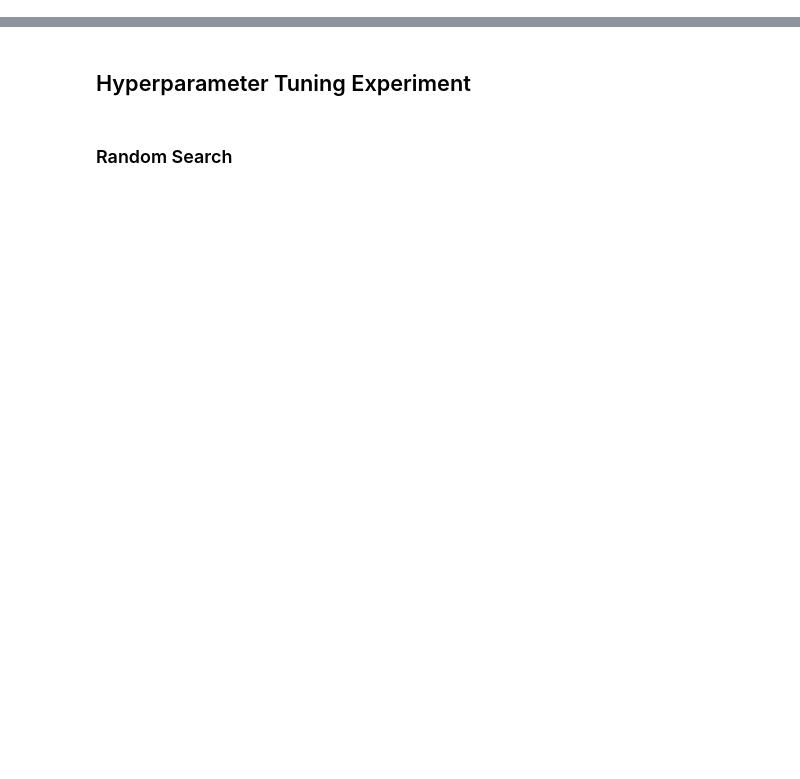
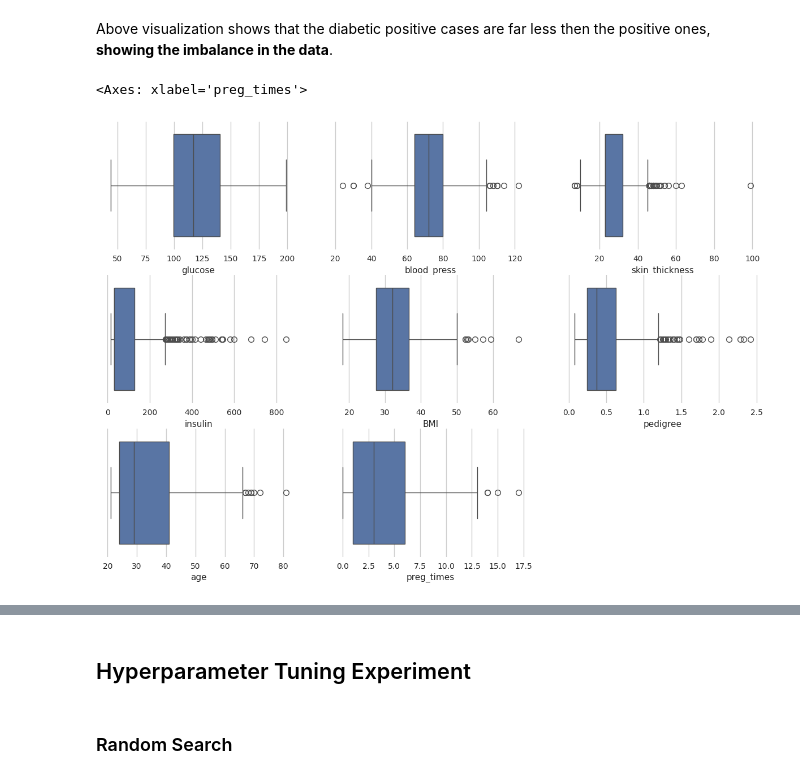
Before and after one commit to cyongkypranowo/DeepLearning-Diabetes-Disease-Prediction, a Jupyter notebook: DL_Diabetes_Disease_Prediction.ipynb, the cells around one changed output, grey strips where cells are left out. Cells and saved outputs as stored; diff of their text form; code cells hidden in the pictures; blank space fills up the shorter version.

```diff
--- a/DL_Diabetes_Disease_Prediction.ipynb
+++ b/DL_Diabetes_Disease_Prediction.ipynb
@@ -358,0 +158,33 @@ _________________________________________________________________
+# %% [markdown]
+Above visualization shows that the diabetic positive cases are far less then the positive ones, **showing the imbalance in the data**.
+# %%
+#Using boxplot to detect the presence of outliers in the data.
+plt.figure(figsize=(15,10))
+sns.set_style(style='whitegrid')
+
+plt.subplot(3,3,1)
+sns.boxplot(x='glucose',data=df_diabetes)
+
+plt.subplot(3,3,2)
+sns.boxplot(x='blood_press',data=df_diabetes)
+
+plt.subplot(3,3,3)
+sns.boxplot(x='skin_thickness',data=df_diabetes)
+
+plt.subplot(3,3,4)
+sns.boxplot(x='insulin',data=df_diabetes)
+
+plt.subplot(3,3,5)
+sns.boxplot(x='BMI',data=df_diabetes)
+
+plt.subplot(3,3,6)
+sns.boxplot(x='pedigree',data=df_diabetes)
+
+plt.subplot(3,3,7)
+sns.boxplot(x='age',data=df_diabetes)
+
+plt.subplot(3,3,8)
+sns.boxplot(x='preg_times',data=df_diabetes)
+# %% [output]
+<Axes: xlabel='preg_times'>
+[figure, added]
```
Also changed, not shown: parts of 96 cells of this notebook.
